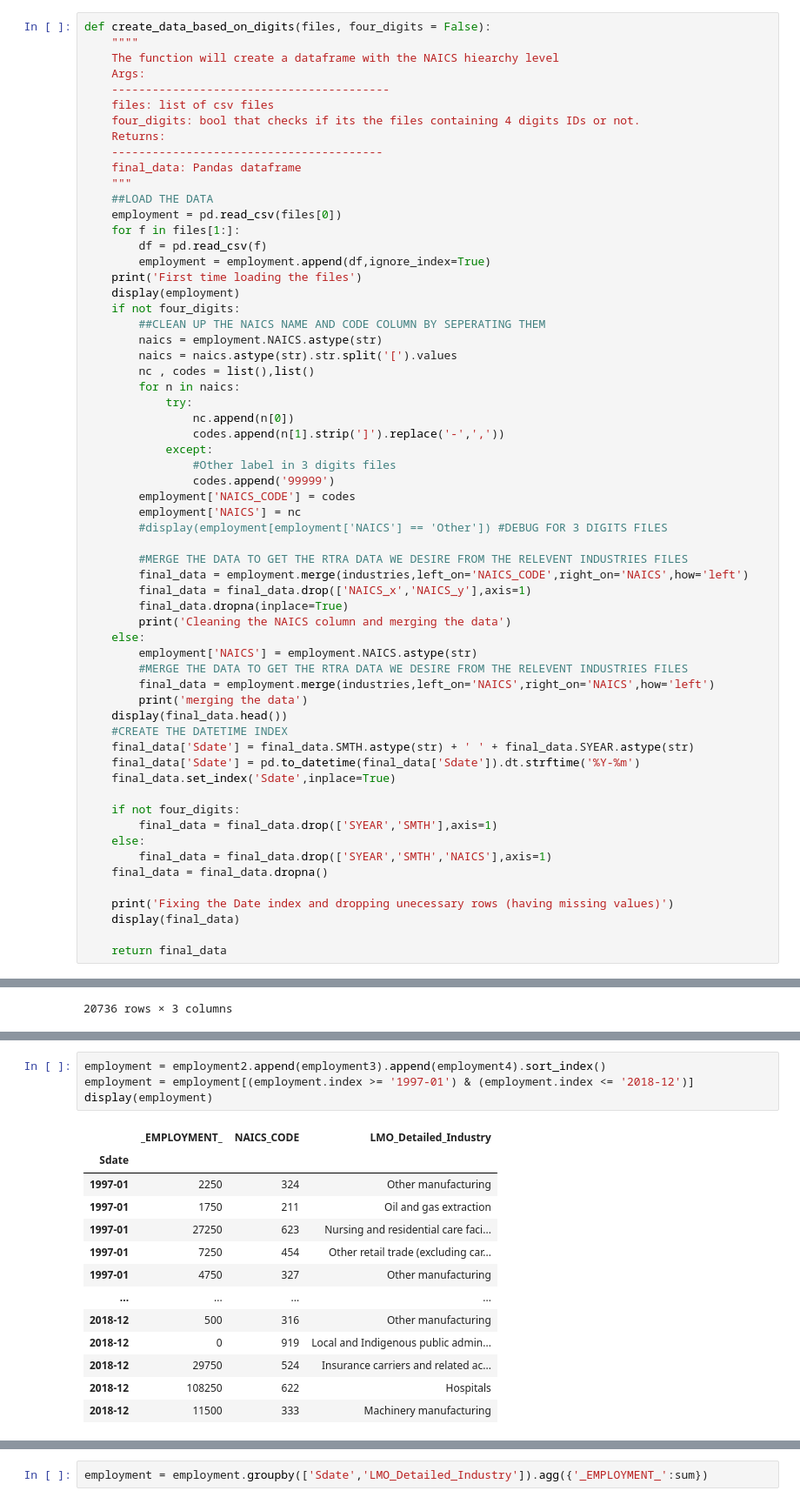
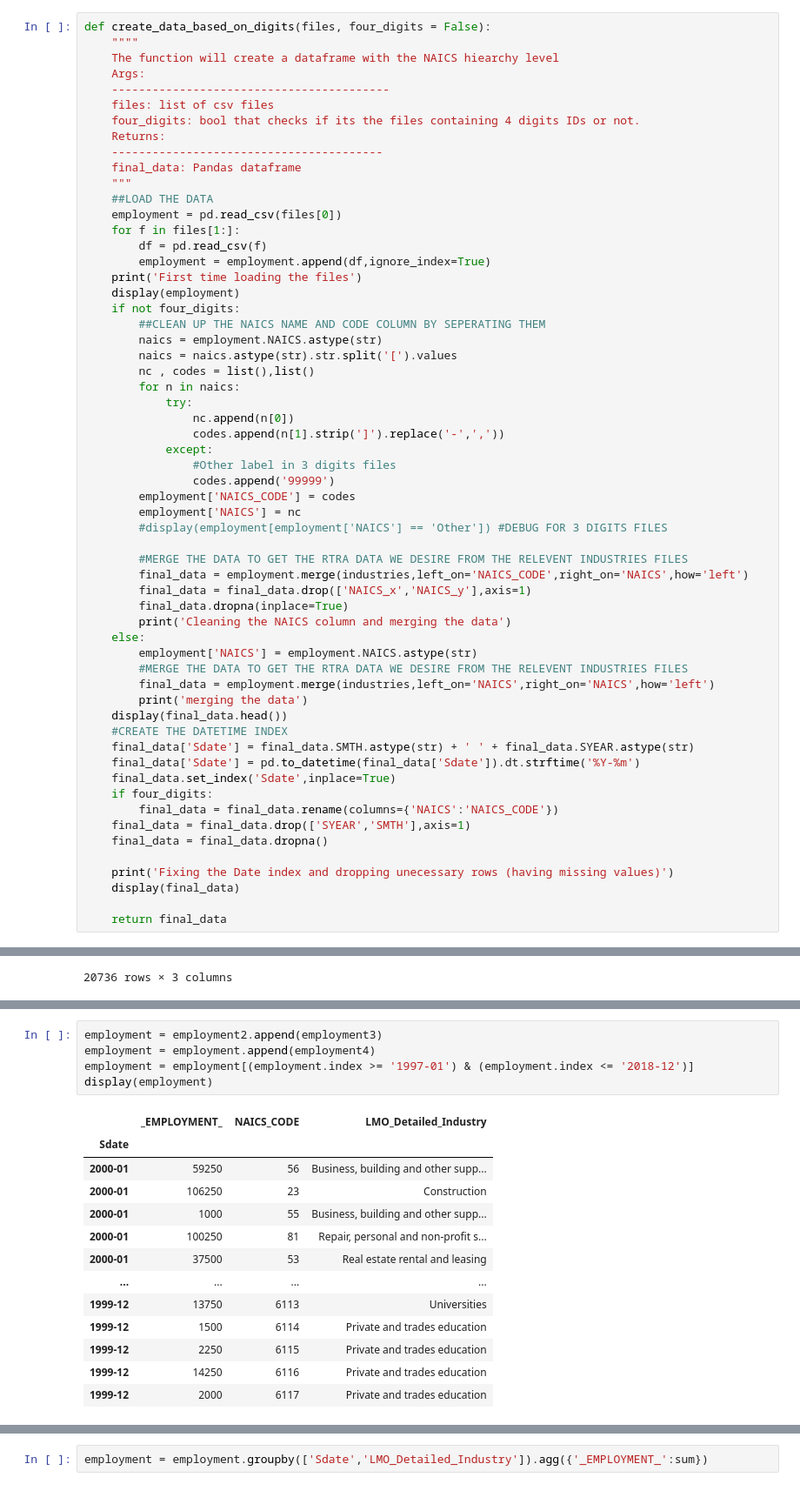
Before and after one commit to zqngetsu96/DataInsight_Assignments_and_projects, a Jupyter notebook: NAICS/NAICS.ipynb, the cells around one changed output, grey strips where cells are left out. Shown: that part at 87% size. Cells and saved outputs as stored; diff of their text form.

Commit message:
update 4 digits bug

```diff
--- a/NAICS/NAICS.ipynb
+++ b/NAICS/NAICS.ipynb
@@ -98,11 +98,9 @@ def create_data_based_on_digits(files, four_digits = False):
     final_data['Sdate'] = final_data.SMTH.astype(str) + ' ' + final_data.SYEAR.astype(str)
     final_data['Sdate'] = pd.to_datetime(final_data['Sdate']).dt.strftime('%Y-%m')
     final_data.set_index('Sdate',inplace=True)
-
-    if not four_digits:
-        final_data = final_data.drop(['SYEAR','SMTH'],axis=1)
-    else:
-        final_data = final_data.drop(['SYEAR','SMTH','NAICS'],axis=1)
+    if four_digits:
+        final_data = final_data.rename(columns={'NAICS':'NAICS_CODE'})
+    final_data = final_data.drop(['SYEAR','SMTH'],axis=1)
     final_data = final_data.dropna()
 
     print('Fixing the Date index and dropping unecessary rows (having missing values)')
@@ -229,21 +227,22 @@ Fixing the Date index and dropping unecessary rows (having missing values)
 # %%
-employment = employment2.append(employment3).append(employment4).sort_index()
+employment = employment2.append(employment3)
+employment = employment.append(employment4)
 employment = employment[(employment.index >= '1997-01') & (employment.index <= '2018-12')]
 display(employment)
 # %% [output]
 |  | _EMPLOYMENT_ | NAICS_CODE | LMO_Detailed_Industry |
 | Sdate |  |  |  |
-| 1997-01 | 2250 | 324 | Other manufacturing |
-| 1997-01 | 1750 | 211 | Oil and gas extraction |
-| 1997-01 | 27250 | 623 | Nursing and residential care faci... |
-| 1997-01 | 7250 | 454 | Other retail trade (excluding car... |
-| 1997-01 | 4750 | 327 | Other manufacturing |
+| 2000-01 | 59250 | 56 | Business, building and other supp... |
+| 2000-01 | 106250 | 23 | Construction |
+| 2000-01 | 1000 | 55 | Business, building and other supp... |
+| 2000-01 | 100250 | 81 | Repair, personal and non-profit s... |
+| 2000-01 | 37500 | 53 | Real estate rental and leasing |
 | ... | ... | ... | ... |
-| 2018-12 | 500 | 316 | Other manufacturing |
-| 2018-12 | 0 | 919 | Local and Indigenous public admin... |
-| 2018-12 | 29750 | 524 | Insurance carriers and related ac... |
-| 2018-12 | 108250 | 622 | Hospitals |
-| 2018-12 | 11500 | 333 | Machinery manufacturing |
+| 1999-12 | 13750 | 6113 | Universities |
+| 1999-12 | 1500 | 6114 | Private and trades education |
+| 1999-12 | 2250 | 6115 | Private and trades education |
+| 1999-12 | 14250 | 6116 | Private and trades education |
+| 1999-12 | 2000 | 6117 | Private and trades education |
 27720 rows × 3 columns
 # %%
 employment.NAICS_CODE.unique()
```
Also changed, not shown: parts of 2 cells of this notebook, 1 other file.
